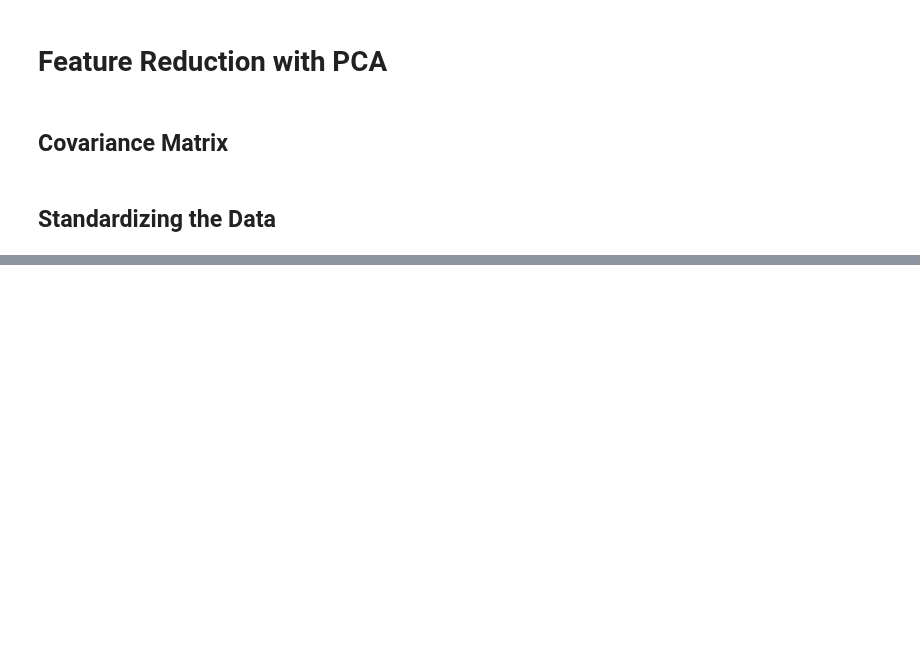
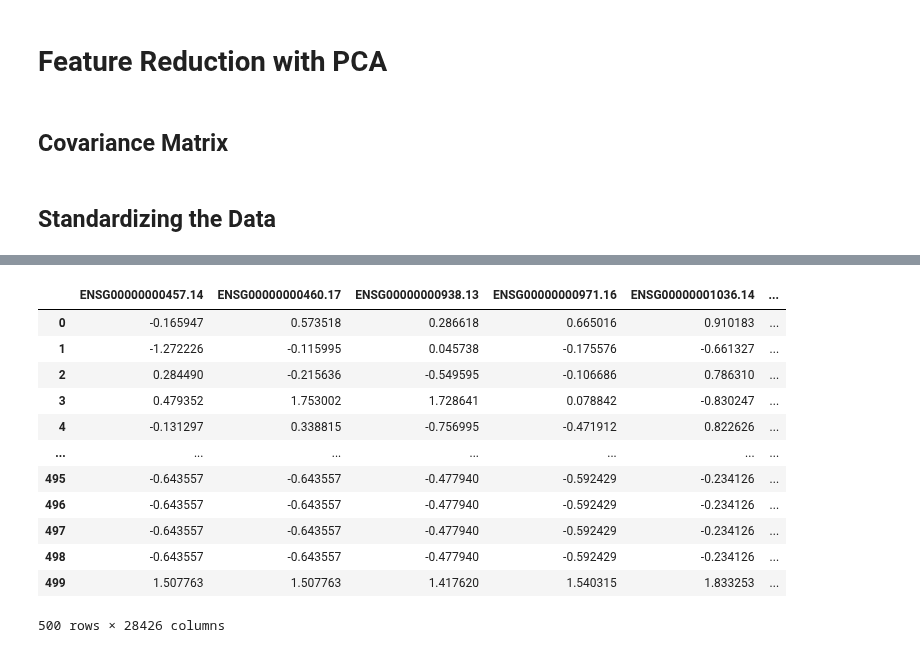
Before and after one commit to tobitotaku/ai-brain-tumor, a Jupyter notebook: 02_pca.ipynb, the cells around one changed output, grey strips where cells are left out. Saved outputs shown, nothing was run; the diff lists cells and outputs as text; code cells hidden in the pictures; blank space fills up the shorter version.

```diff
--- a/02_pca.ipynb
+++ b/02_pca.ipynb
@@ -21,7 +55,23 @@ df = df.dropna()
 # %%
 # data centered around the origin: healthy
-X = df.drop(['healthy', 'patient_id'], axis=1)
+X = df.drop(['healthy', 'patient_id', 'ENSG00000241423.2', ], axis=1)
 Y = df['healthy']
+
+X
+# %% [output]
+|  | ENSG00000000457.14 | ENSG00000000460.17 | ENSG00000000938.13 | ENSG00000000971.16 | ENSG00000001036.14 | ... |
+| 0 | -0.165947 | 0.573518 | 0.286618 | 0.665016 | 0.910183 | ... |
+| 1 | -1.272226 | -0.115995 | 0.045738 | -0.175576 | -0.661327 | ... |
+| 2 | 0.284490 | -0.215636 | -0.549595 | -0.106686 | 0.786310 | ... |
+| 3 | 0.479352 | 1.753002 | 1.728641 | 0.078842 | -0.830247 | ... |
+| 4 | -0.131297 | 0.338815 | -0.756995 | -0.471912 | 0.822626 | ... |
+| ... | ... | ... | ... | ... | ... | ... |
+| 495 | -0.643557 | -0.643557 | -0.477940 | -0.592429 | -0.234126 | ... |
+| 496 | -0.643557 | -0.643557 | -0.477940 | -0.592429 | -0.234126 | ... |
+| 497 | -0.643557 | -0.643557 | -0.477940 | -0.592429 | -0.234126 | ... |
+| 498 | -0.643557 | -0.643557 | -0.477940 | -0.592429 | -0.234126 | ... |
+| 499 | 1.507763 | 1.507763 | 1.417620 | 1.540315 | 1.833253 | ... |
+500 rows × 28426 columns
 # %%
 scaler = StandardScaler()
 X_scaled = scaler.fit_transform(X)
```
Also changed, not shown: parts of 9 cells of this notebook.
